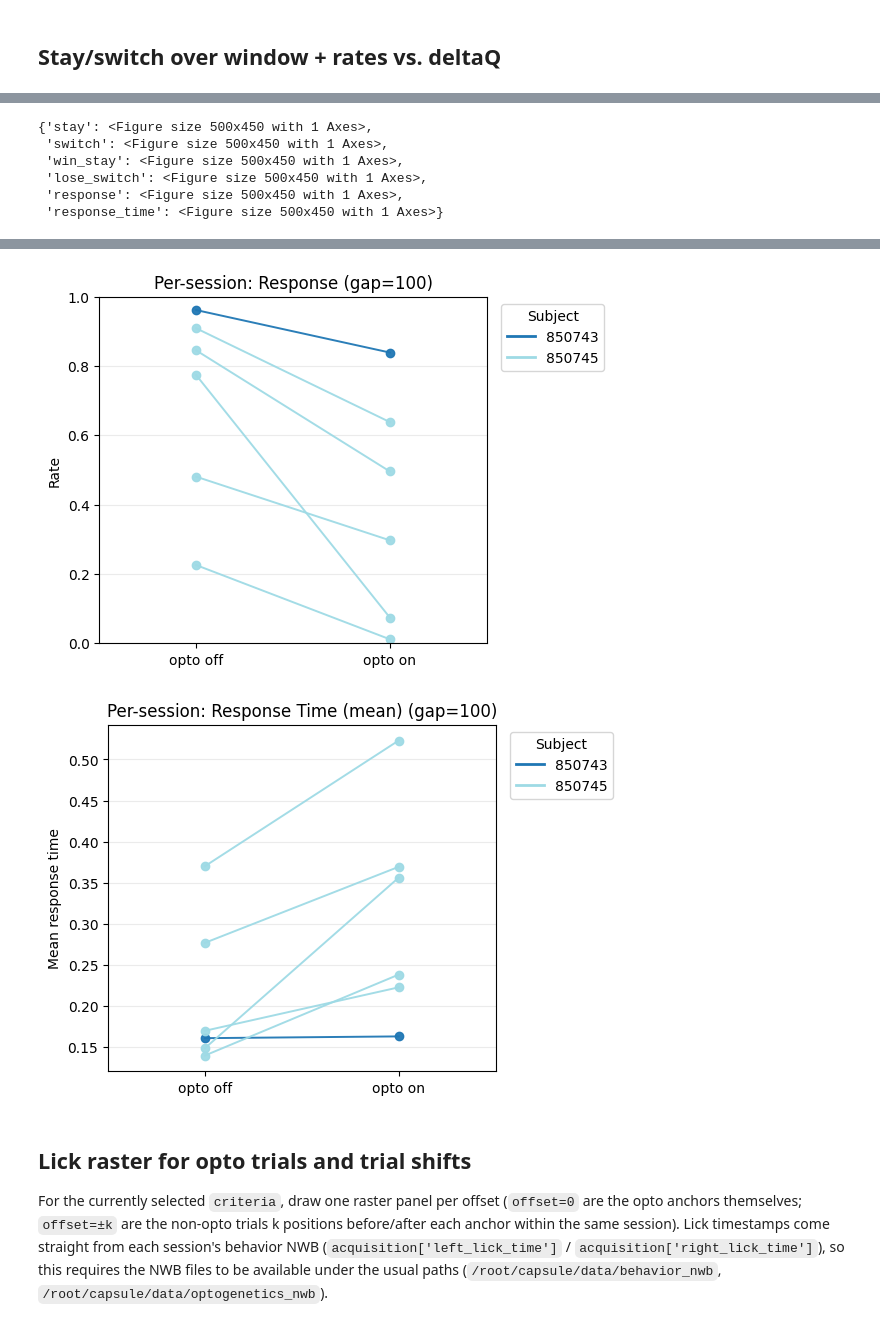
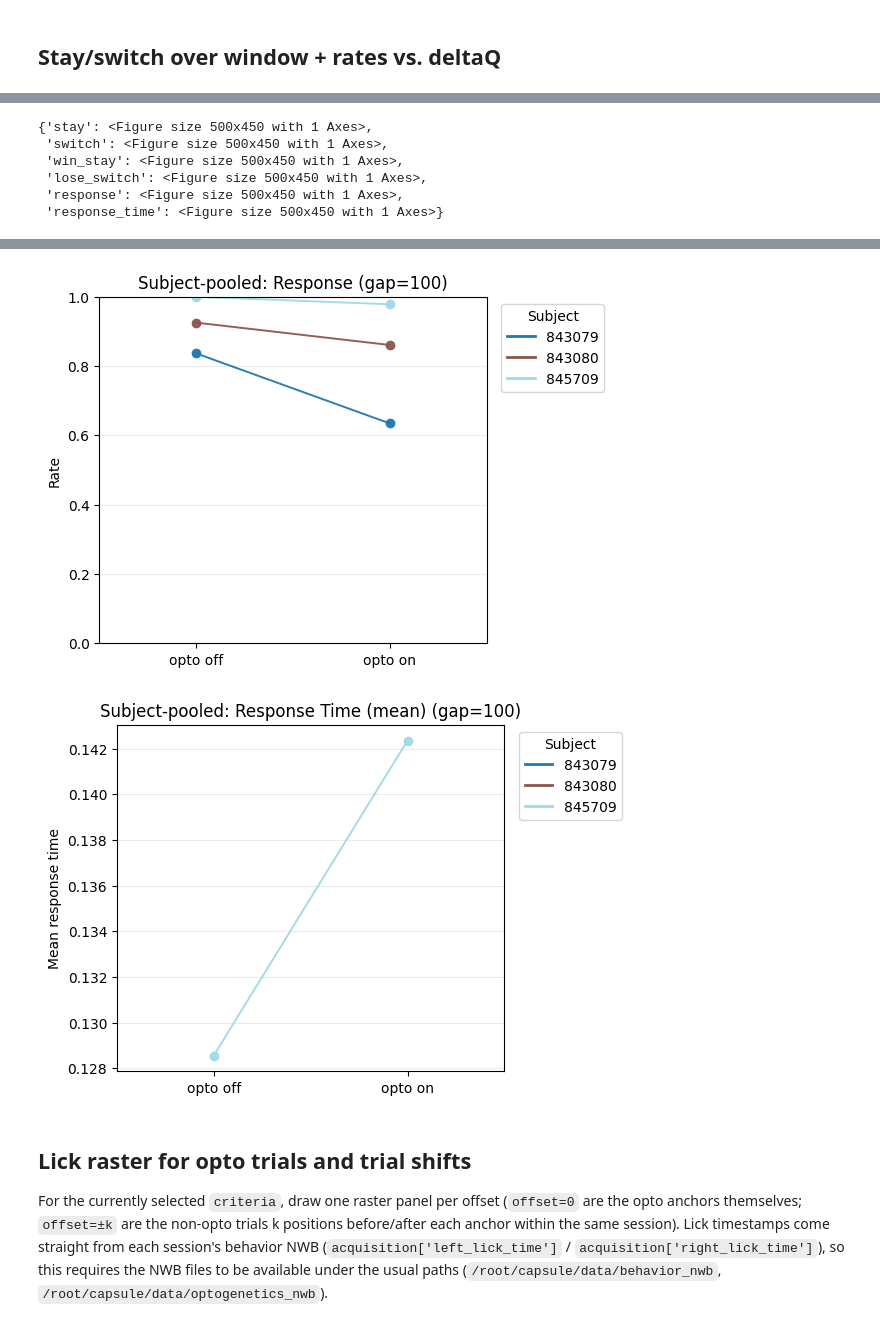
Before and after one commit to AllenNeuralDynamics/aind-dft-ephys-analysis, a Jupyter notebook: notebook/optogenetics_visualization.ipynb, the cells around one changed output, grey strips where cells are left out. Saved outputs shown, nothing was run; the diff lists cells and outputs as text; code cells hidden in the pictures.

```diff
--- a/notebook/optogenetics_visualization.ipynb
+++ b/notebook/optogenetics_visualization.ipynb
@@ -151,7 +151,7 @@ conditions = find_unique_stimulation(
 
 
 
-'''
+
 conditions = find_unique_stimulation(
     combined_dataframe,
     columns=[
@@ -159,7 +159,7 @@ conditions = find_unique_stimulation(
         'laser_duration', 'laser_start', 'laser_start_offset',
         'laser_end', 'laser_end_offset', 'laser_protocol',
         'laser_frequency', 'laser_pulse_duration',
-        'session_wide_control', 'fraction_of_session', 'session_start_with',
+        'session_wide_control', 'fraction_of_session',
         'session_alternation',
         'laser_1_target_areas', 'laser_2_target_areas', 'laser_rampingdown',
     ],
@@ -169,7 +169,7 @@ conditions = find_unique_stimulation(
         "laser_2_target_areas": ["right VP GABAergic neuron inactivation"],
     },
 )
-'''
+
 '''
 conditions = find_unique_stimulation(
     combined_dataframe,
@@ -254,7 +254,7 @@ conditions = conditions.sort_values(
     ascending=[True, False, False, False],
 )
 
-row = conditions.loc[1]
+row = conditions.loc[5]
 criteria = (
     row.drop(labels=['n_trials', 'n_session', 'n_mice'], errors='ignore')
        .where(pd.notna(row), None)
@@ -311,7 +316,7 @@ figs = plot_rates_vs_latent(
 ## Stay/switch over window + rates vs. deltaQ
 # %%
 
-row = conditions.loc[1]
+row = conditions.loc[3]
 criteria = (
     row.drop(labels=['n_trials', 'n_session', 'n_mice'], errors='ignore')
        .where(pd.notna(row), None)
@@ -372,8 +377,8 @@ figs = plot_rates_vs_latent(
 plot_on_off_block_rates(
     combined_dataframe,
     criteria=criteria,
-    #line_by='subject',
-    line_by='session',
+    line_by='subject',
+    #line_by='session',
     max_response_time=1,
     exclude_opto_trials=True
 )
@@ -391,5 +396,5 @@ plot_on_off_block_rates(
-[figure, old version]
+[figure, new version]
-[figure, old version]
+[figure, new version]
 # %% [markdown]
 ## Lick raster for opto trials and trial shifts
 
```
Also changed, not shown: parts of 6 cells of this notebook, 1 other file.
